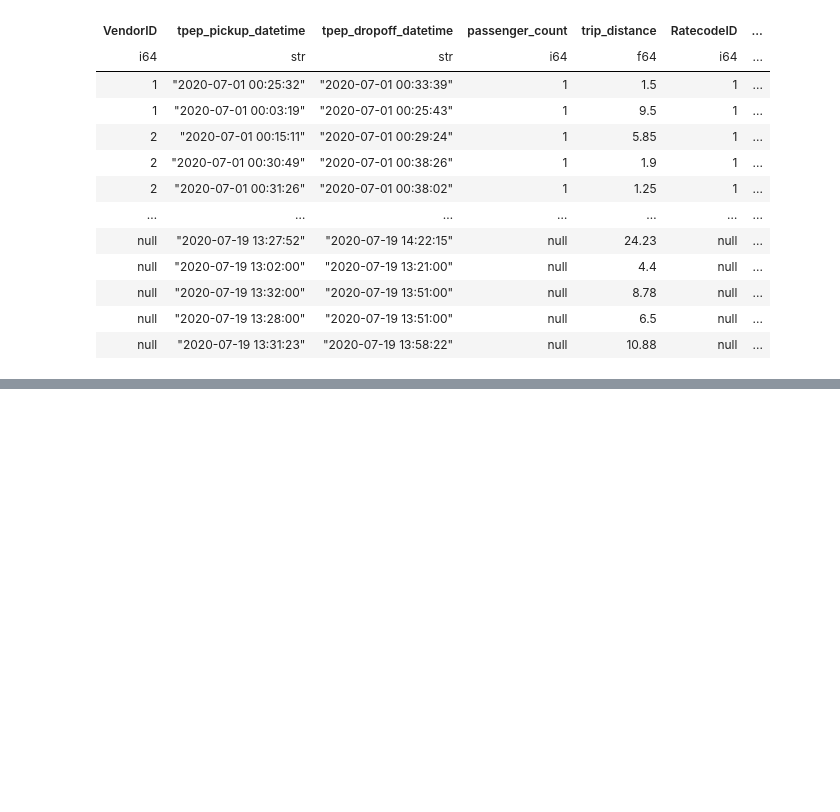
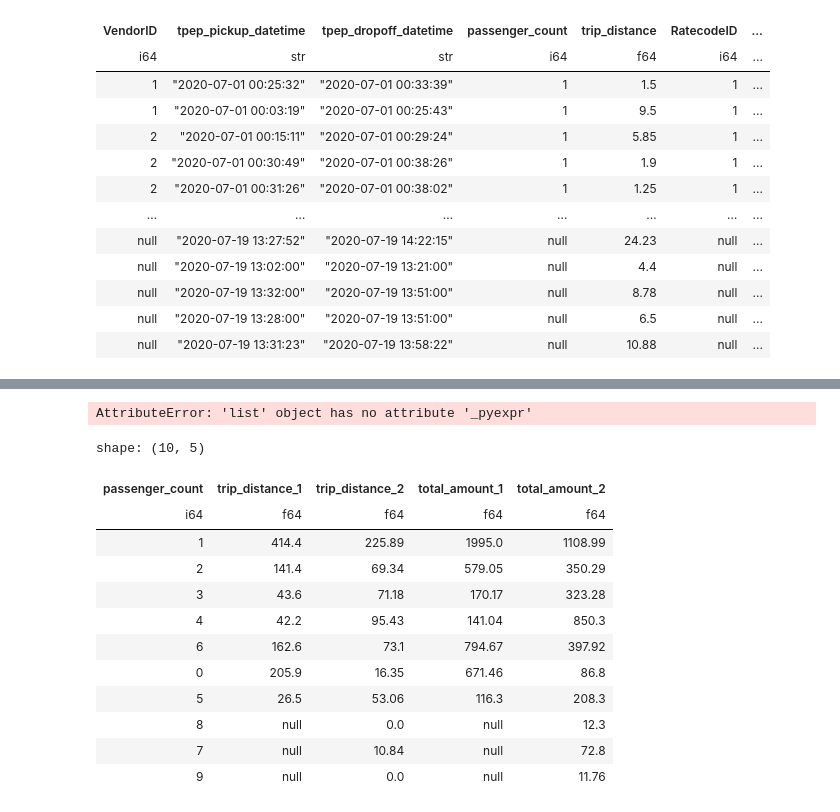
Before and after one commit to opagani/2024-08Aug-25-polars, a Jupyter notebook: LernerPython - 2024-08Aug-25-polars.ipynb, the cells around one changed output, grey strips where cells are left out. Saved outputs shown, nothing was run; the diff lists cells and outputs as text; code cells hidden in the pictures; blank space fills up the shorter version.

```diff
--- a/LernerPython - 2024-08Aug-25-polars.ipynb
+++ b/LernerPython - 2024-08Aug-25-polars.ipynb
@@ -1359,0 +1380,38 @@ shape: (800_412, 18)
+# %%
+(
+    df
+    .filter(
+        ~pl.col('VendorID').is_null()
+    )
+    .pivot(on='VendorID',
+           index='passenger_count',
+           values='trip_distance',
+           aggregate_function=['min', 'max')
+)
+# %% [output]
+AttributeError: 'list' object has no attribute '_pyexpr'
+# %%
+(
+    df
+    .filter(
+        ~pl.col('VendorID').is_null()
+    )
+    .pivot(on='VendorID',
+           index='passenger_count',
+           values=['trip_distance', 'total_amount'],
+           aggregate_function='max')
+)
+# %% [output]
+shape: (10, 5)
+| passenger_count | trip_distance_1 | trip_distance_2 | total_amount_1 | total_amount_2 |
+| i64 | f64 | f64 | f64 | f64 |
+| 1 | 414.4 | 225.89 | 1995.0 | 1108.99 |
+| 2 | 141.4 | 69.34 | 579.05 | 350.29 |
+| 3 | 43.6 | 71.18 | 170.17 | 323.28 |
+| 4 | 42.2 | 95.43 | 141.04 | 850.3 |
+| 6 | 162.6 | 73.1 | 794.67 | 397.92 |
+| 0 | 205.9 | 16.35 | 671.46 | 86.8 |
+| 5 | 26.5 | 53.06 | 116.3 | 208.3 |
+| 8 | null | 0.0 | null | 12.3 |
+| 7 | null | 10.84 | null | 72.8 |
+| 9 | null | 0.0 | null | 11.76 |
```
Also changed, not shown: parts of 3 cells of this notebook.
